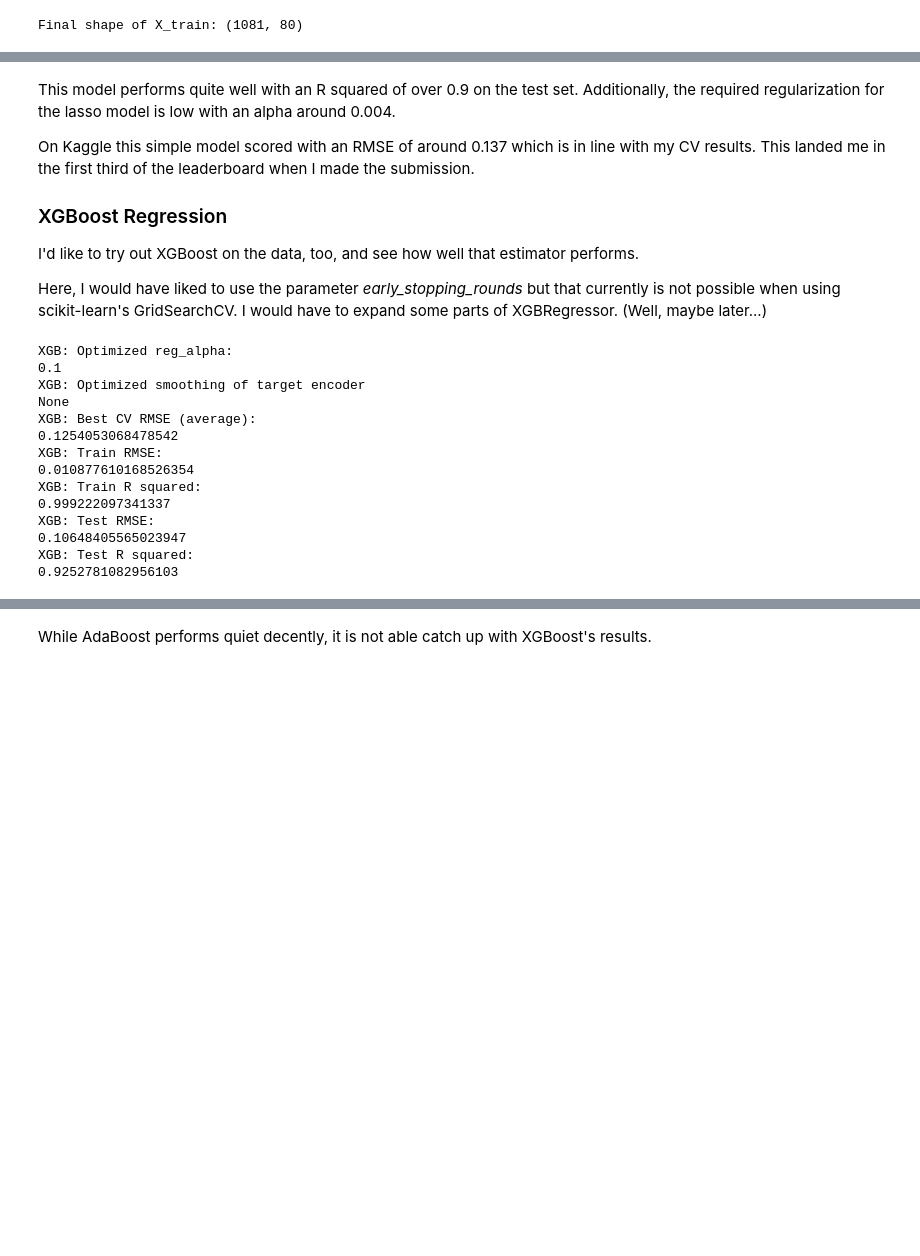
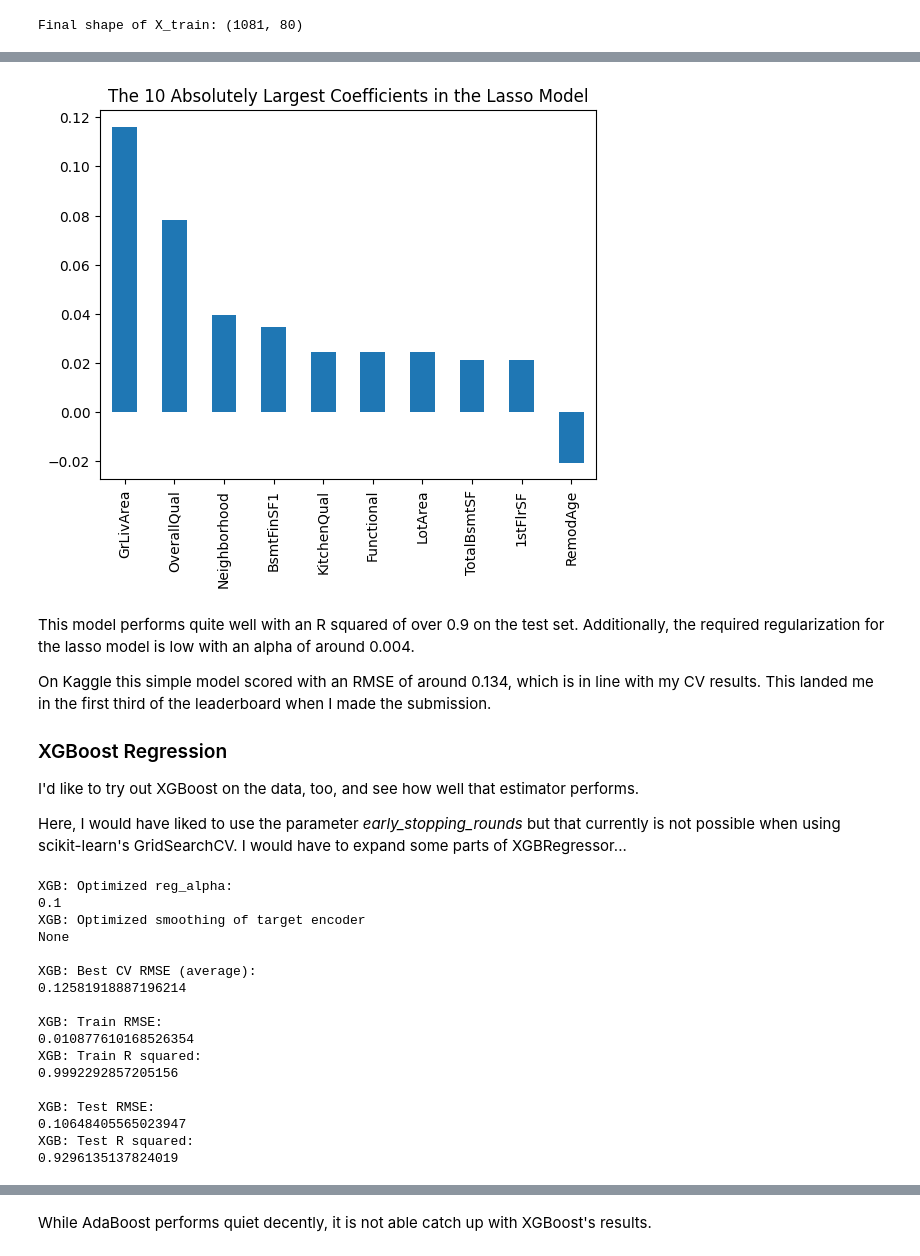
Before and after one commit to LuckyChapeau/kaggle-house-prices, a Jupyter notebook: House_Prices_Comp_Kaggle_LTs.ipynb, the cells around one changed output, grey strips where cells are left out. Cells and saved outputs as stored; diff of their text form; code cells hidden in the pictures; blank space fills up the shorter version.

```diff
--- a/House_Prices_Comp_Kaggle_LTs.ipynb
+++ b/House_Prices_Comp_Kaggle_LTs.ipynb
@@ -559,7 +538,7 @@ test["YearBuilt"] = round(test["YearBuilt"], -1)
 for col in ["YrSold", "MoSold", "YearBuilt"]:
     train[col] = train[col].astype("str")
     test[col] = test[col].astype("str")
-    object_cols.append(col)
+    categorical_cols.append(col)
     date_cols.remove(col)
 # %% [markdown]
 ### Final Basic Data Preparation Steps <a class="anchor" id="final_prep"></a>
@@ -579,20 +558,24 @@ X = train.drop("SalePrice", axis=1).copy()
 y = np.log(y)
 
 # Sort columns again
-# Note the drop of the remaining date columns
+# Note that the remaining date columns will not be used
 numeric_cols.sort()
 count_cols.sort()
-object_cols.sort()
+categorical_cols.sort()
 
-all_cols = numeric_cols + count_cols + object_cols
+# Only keep the identified columns
+all_cols = numeric_cols + count_cols + categorical_cols
 X = X[all_cols]
 test = test[all_cols]
 
 # Store the column integer indexes
 numeric_cols_indexes = [*range(len(numeric_cols))]
 count_cols_indexes = [*range(len(numeric_cols), len(numeric_cols + count_cols))]
-object_cols_indexes = [
-    *range(len(numeric_cols + count_cols), len(numeric_cols + count_cols + object_cols))
+categorical_cols_indexes = [
+    *range(
+        len(numeric_cols + count_cols),
+        len(numeric_cols + count_cols + categorical_cols),
+    )
 ]
 
 # Split X (former train) into test and train sets
@@ -612,6 +595,6 @@ All final preprocessing steps like imputation, target encoding and scaling toget
 # %%
 ###### Preprocessor ######
-# How to transform columns
+# How to transform different types of columns
 numeric_transformer = Pipeline(
     [("imputer", SimpleImputer(strategy="mean")), ("transformer", PowerTransformer())]
 )
@@ -636,7 +619,7 @@ preprocessor = ColumnTransformer(
     [
         ("numeric", numeric_transformer, numeric_cols_indexes),
         ("count", count_transformer, count_cols_indexes),
-        ("categorical", categorical_transformer, object_cols_indexes),
+        ("categorical", categorical_transformer, categorical_cols_indexes),
     ]
 )
 # %% [markdown]
@@ -658,7 +641,7 @@ lasso_pipe = Pipeline([("preprocessor", preprocessor), ("lasso", lasso)])
 # (Using some knowledge from earlier experiments
 # and LassoCV)
 params = {
-    "lasso__alpha": 0.0035 + 0.0001 * np.arange(11),
+    "lasso__alpha": np.linspace(0.003, 0.005, 10),
     "preprocessor__categorical__target_encoder__smoothing": [None, 1, 10],
 }
 
@@ -672,7 +655,7 @@ gridCV = GridSearchCV(
     cv=kfold,
     scoring="neg_root_mean_squared_error",
     refit=True,
-    # n_jobs=-1,  # Gives tons of non-catchable warnings
+    n_jobs=-1,
 )
 
 with warnings.catch_warnings():
@@ -744,3 +734,12 @@ Lasso: Test R squared:
+# %%
+# Show the 10 most important features in the lasso estimator
+lasso_coefs = pd.Series(best_lasso_estimator["lasso"].coef_, index=all_cols)
+sorted_index = lasso_coefs.abs().sort_values(ascending=False).index
+lasso_coefs.loc[sorted_index[:10]].plot(kind="bar")
+plt.title("The 10 Absolutely Largest Coefficients in the Lasso Model")
+plt.show()
+# %% [output]
+[figure, added]
 # %%
 ###### Export Kaggle Submission ######
 # Export Kaggle test predictions for upload (.csv)
@@ -756,15 +755,15 @@ def export_kaggle_submission(estimator, file_name):
 
 export_kaggle_submission(best_lasso_estimator, "submission_lasso")
 # %% [markdown]
-This model performs quite well with an R squared of over 0.9 on the test set. Additionally, the required regularization for the lasso model is low with an alpha around 0.004.
+This model performs quite well with an R squared of over 0.9 on the test set. Additionally, the required regularization for the lasso model is low with an alpha of around 0.004.
 
-On Kaggle this simple model scored with an RMSE of around 0.137 which is in line with my CV results. This landed me in the first third of the leaderboard when I made the submission.
+On Kaggle this simple model scored with an RMSE of around 0.134, which is in line with my CV results. This landed me in the first third of the leaderboard when I made the submission.
 
 ### XGBoost Regression <a class="anchor" id="XGB"></a>
 
 I'd like to try out XGBoost on the data, too, and see how well that estimator performs.
 
-Here, I would have liked to use the parameter *early_stopping_rounds* but that currently is not possible when using scikit-learn's GridSearchCV. I would have to expand some parts of XGBRegressor. (Well, maybe later...)
+Here, I would have liked to use the parameter *early_stopping_rounds* but that currently is not possible when using scikit-learn's GridSearchCV. I would have to expand some parts of XGBRegressor...
 # %%
 ###### XGBoost ######
 # Init the XGB Regresssor
@@ -818,22 +817,26 @@ print("XGB: Optimized reg_alpha:")
 print(best_xgb_params["xgb_regressor__reg_alpha"])
 print("XGB: Optimized smoothing of target encoder")
 print(best_xgb_params["preprocessor__categorical__target_encoder__smoothing"])
-xgb_train_errors, xgb_test_errors = print_scores(best_xgb_estimator, "XGB")
+print()
+xgb_train_resids, xgb_test_resids = print_scores(best_xgb_estimator, "XGB")
 # %% [output]
 XGB: Optimized reg_alpha:
 0.1
 XGB: Optimized smoothing of target encoder
 None
+
 XGB: Best CV RMSE (average):
-0.1254053068478542
+0.12581918887196214
+
 XGB: Train RMSE:
 0.010877610168526354
 XGB: Train R squared:
-0.999222097341337
+0.9992292857205156
+
 XGB: Test RMSE:
 0.10648405565023947
 XGB: Test R squared:
-0.9252781082956103
+0.9296135137824019
 # %%
 # Export Kaggle test predictions for upload (.csv)
 export_kaggle_submission(best_xgb_estimator, "submission_xgb")
```
Also changed, not shown: parts of 44 cells of this notebook, 7 other files.
